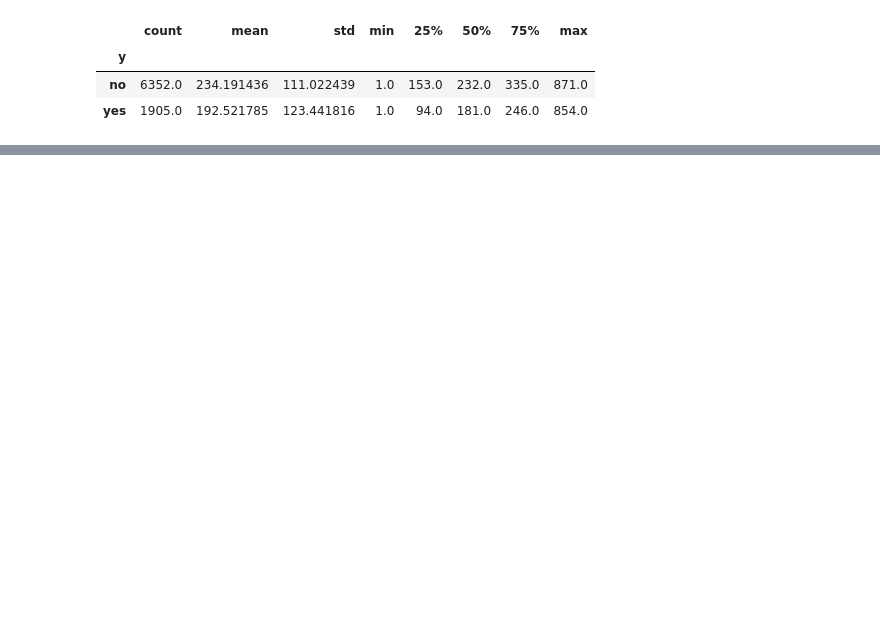
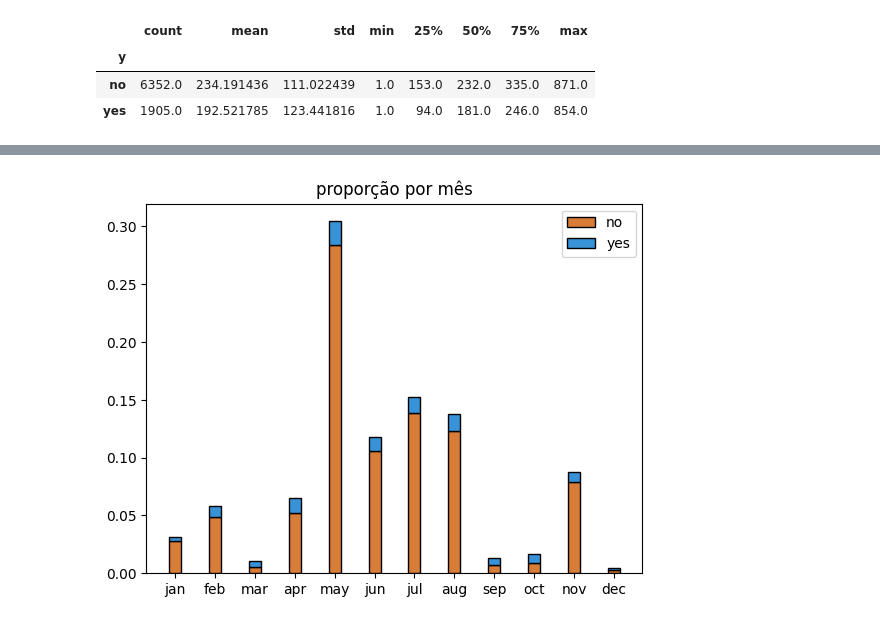
Before and after one commit to juliano-CN/analise-maketing-bancario, a Jupyter notebook: bank.ipynb, the cells around one changed output, grey strips where cells are left out. Cells and saved outputs as stored; diff of their text form; code cells hidden in the pictures; blank space fills up the shorter version.

```diff
--- a/bank.ipynb
+++ b/bank.ipynb
@@ -216,0 +276,29 @@ freq.index.names[1]
+# %%
+mounths = ['jan','feb','mar','apr','may','jun','jul','aug','sep','oct','nov','dec']
+prop_no = []
+prop_yes = []
+
+freq = df.groupby('y')['month'].value_counts()/len(df.index)#df.groupby('y')['month'].value_counts(normalize=True).round(2).sort_index()
+
+for i in mounths:
+    prop_no.append(freq.loc['no',i])
+    prop_yes.append(freq.loc['yes',i])
+
+weight_counts = {'no':prop_no,'yes':prop_yes}
+bottom = np.zeros(len(mounths))
+
+fig, ax = plt.subplots()
+colors = ['#d87d37', '#3792d8']
+
+width = 0.3
+x = np.arange(len(labels))
+for (i,(boolean, weight_count)) in enumerate(weight_counts.items()):
+    p = ax.bar(mounths, weight_count, width, label=boolean, bottom=bottom,color = colors[i],edgecolor='black')
+    bottom += weight_count
+
+plt.title('proporção por mês')
+#plt.xticks(x, mounths)
+ax.legend(handles=[rects1, rects2])
+plt.show()
+# %% [output]
+[figure, added]
```
Also changed, not shown: parts of 10 cells of this notebook, 2 other files.
